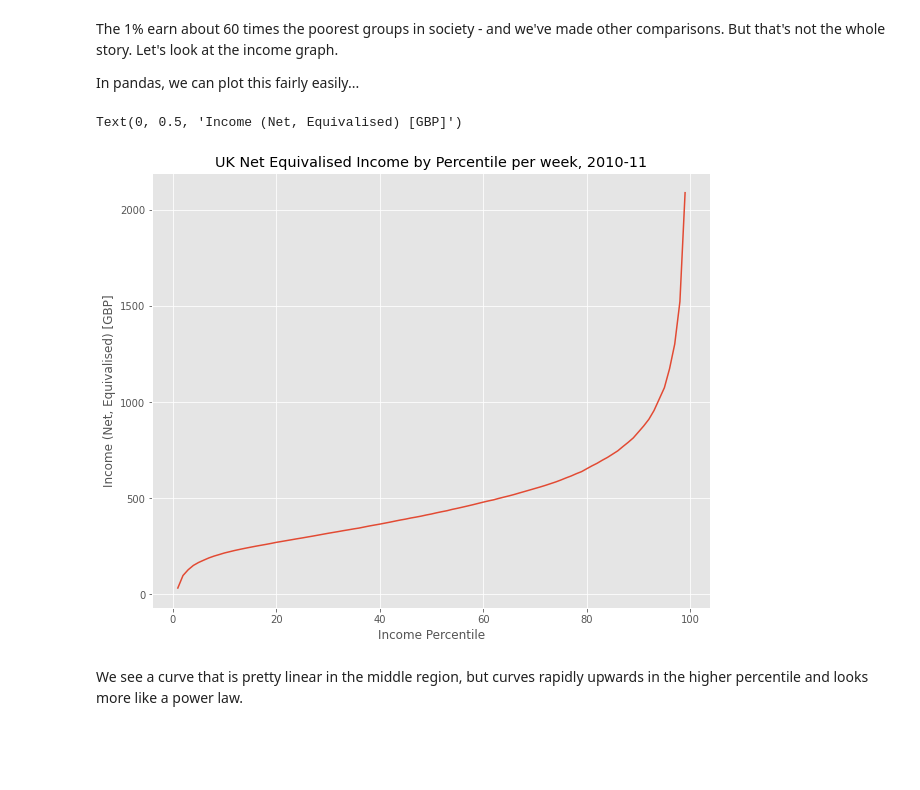
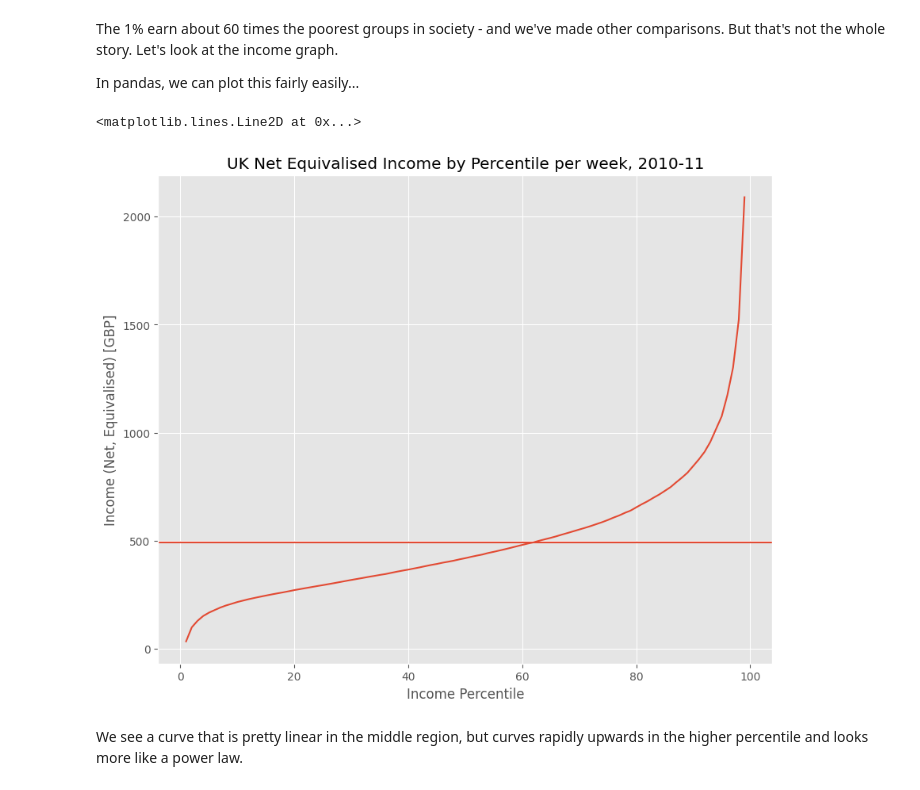
Before and after one commit to emetcalf-vas/QM2, a Jupyter notebook: notebooks/W02. Pandas.ipynb, the cells around one changed output. Cells and saved outputs as stored; diff of their text form; code cells hidden in the pictures; blank space fills up the shorter version.

```diff
--- a/notebooks/W02. Pandas.ipynb
+++ b/notebooks/W02. Pandas.ipynb
@@ -194,13 +204,17 @@ The 1% earn about 60 times the poorest groups in society - and we've made other
 
 In pandas, we can plot this fairly easily...
 # %%
-income['Net equivalised household income in 2010-11, week'].plot()
+first_graph = income['Net equivalised household income in 2010-11, week'].plot()
 plt.title('UK Net Equivalised Income by Percentile per week, 2010-11')
 plt.xlabel('Income Percentile')
 plt.ylabel('Income (Net, Equivalised) [GBP]')
+
+mean_income = income['Net equivalised household income in 2010-11, week'].mean()
+
+plt.axhline(y=mean_income)
 # %% [output]
-Text(0, 0.5, 'Income (Net, Equivalised) [GBP]')
+<matplotlib.lines.Line2D at 0x...>
-[figure, old version]
+[figure, new version]
 # %% [markdown]
 We see a curve that is pretty linear in the middle region, but curves rapidly upwards in the higher percentile and looks more like a power law.
 # %% [markdown]
```
Also changed, not shown: parts of 17 cells of this notebook.
